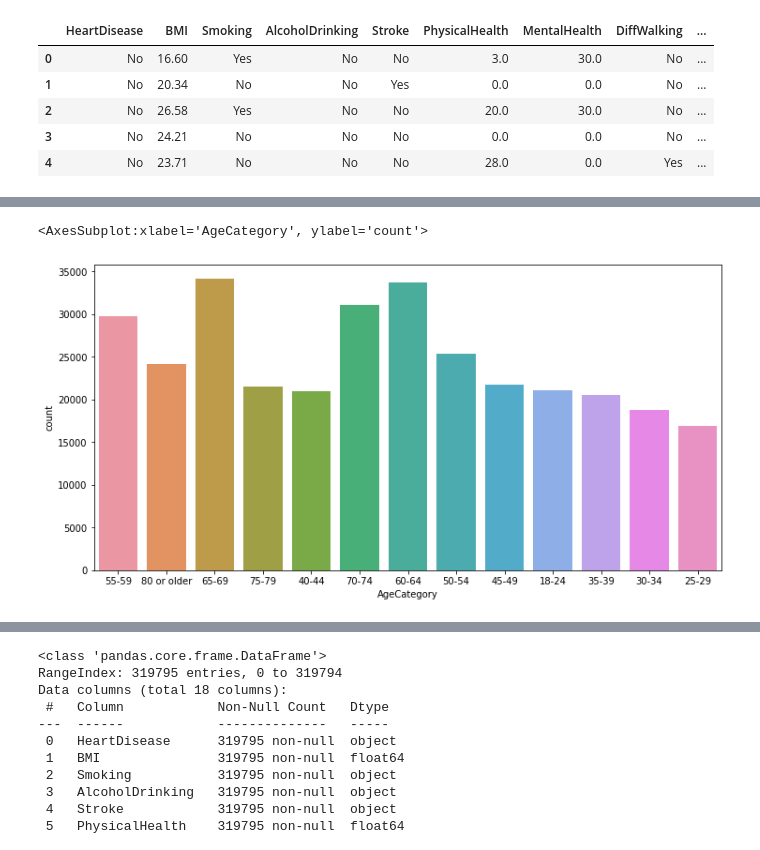
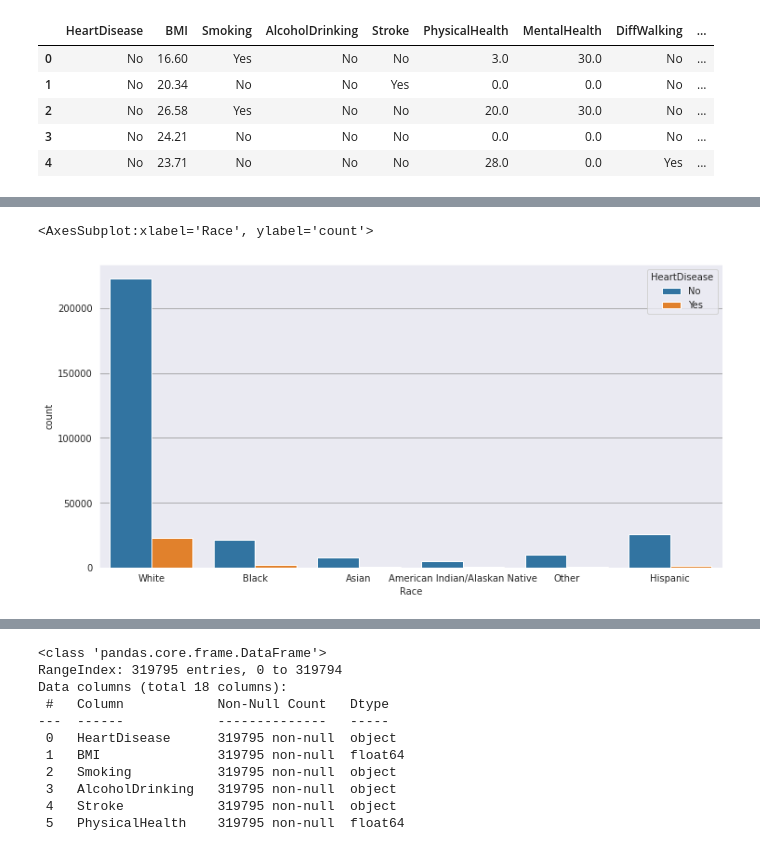
Before and after one commit to BugMasterArka/Practicing-Notebooks, a Jupyter notebook: prediction-of-heart-disease-easy.ipynb, the cells around one changed output, grey strips where cells are left out. Cells and saved outputs as stored; diff of their text form; code cells hidden in the pictures.

```diff
--- a/prediction-of-heart-disease-easy.ipynb
+++ b/prediction-of-heart-disease-easy.ipynb
@@ -43,3 +43,5 @@ df.head()
 | 2 | No | 26.58 | Yes | No | No | 20.0 | 30.0 | No | ... |
 | 3 | No | 24.21 | No | No | No | 0.0 | 0.0 | No | ... |
 | 4 | No | 23.71 | No | No | No | 28.0 | 0.0 | Yes | ... |
+# %%
+sns.set_style("darkgrid", {"grid.color": ".6"})
@@ -46,6 +61,6 @@ df.head()
 # %%
 plt.figure(figsize=(12,6))
-sns.countplot(df['AgeCategory'])
+sns.countplot(df['Race'],hue=df['HeartDisease'])
 # %% [output]
-<AxesSubplot:xlabel='AgeCategory', ylabel='count'>
+<AxesSubplot:xlabel='Race', ylabel='count'>
-[figure, old version]
+[figure, new version]
```
Also changed, not shown: parts of 6 cells of this notebook.
